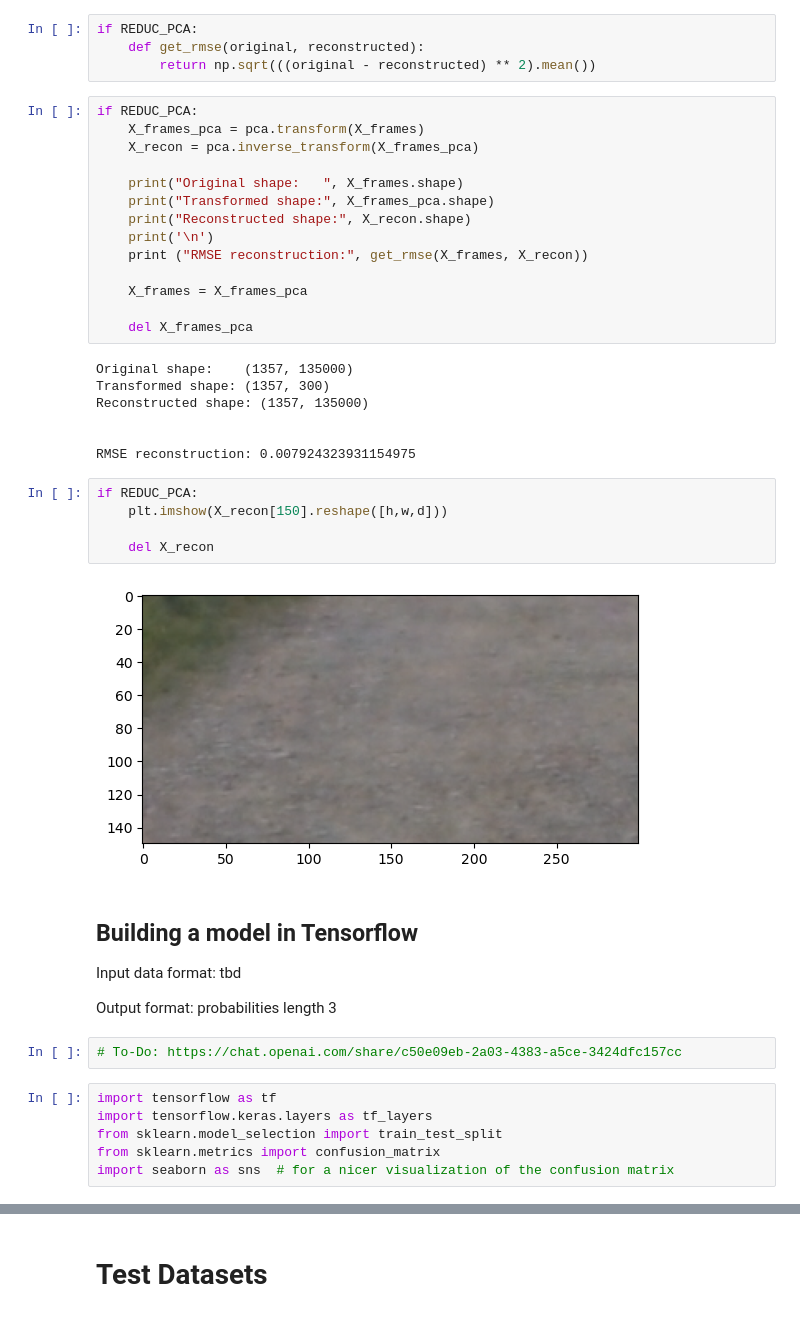
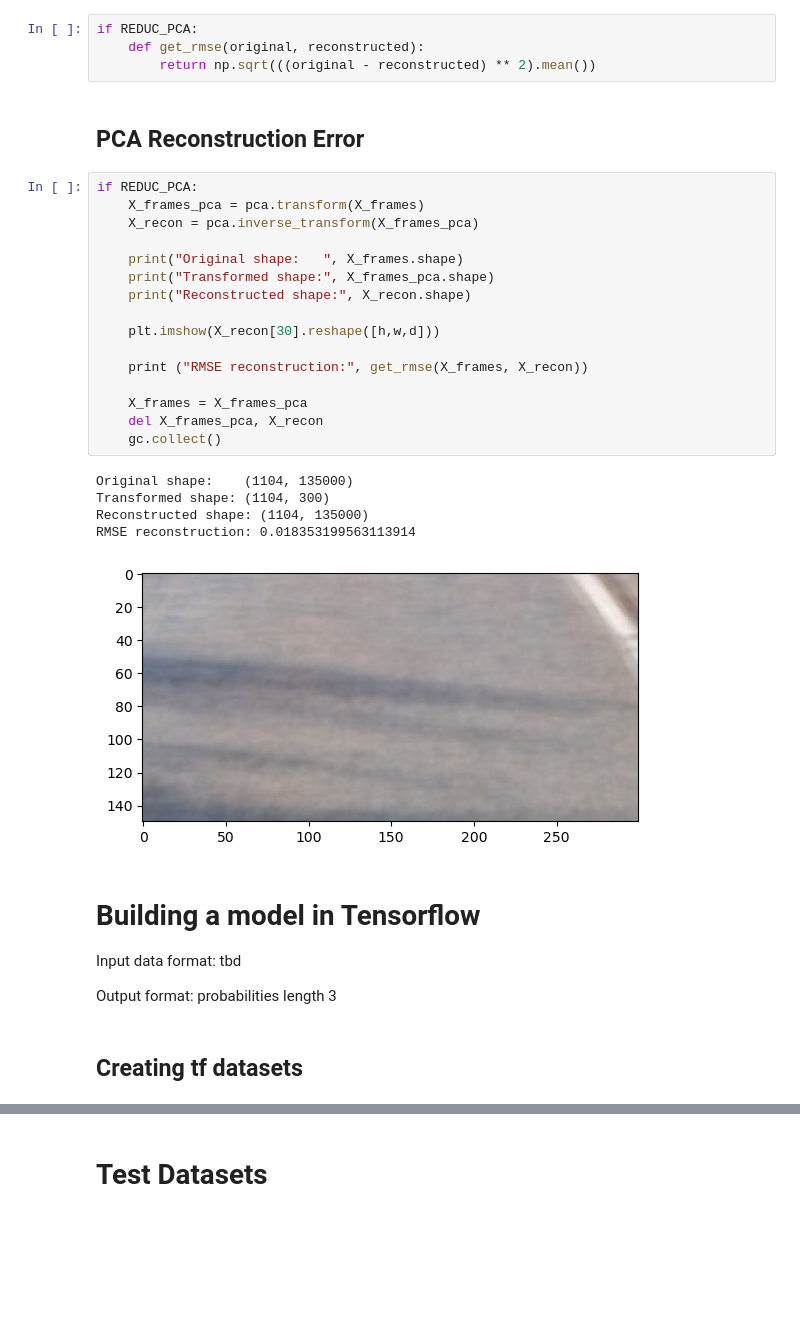
Before and after one commit to mx956/EECE568_ML_PVS_Project, a Jupyter notebook: Road_Surface_Type_Classification/road_classification_Matt.ipynb, the cells around one changed output, grey strips where cells are left out. Saved outputs shown, nothing was run; the diff lists cells and outputs as text; blank space fills up the shorter version.

```diff
--- a/Road_Surface_Type_Classification/road_classification_Matt.ipynb
+++ b/Road_Surface_Type_Classification/road_classification_Matt.ipynb
@@ -448,47 +473,37 @@ Clipping input data to the valid range for imshow with RGB data ([0..1] for floa
 if REDUC_PCA:
     def get_rmse(original, reconstructed):
         return np.sqrt(((original - reconstructed) ** 2).mean())
+# %% [markdown]
+## PCA Reconstruction Error
 # %%
 if REDUC_PCA:
     X_frames_pca = pca.transform(X_frames)
     X_recon = pca.inverse_transform(X_frames_pca)
 
     print("Original shape:   ", X_frames.shape)
     print("Transformed shape:", X_frames_pca.shape)
     print("Reconstructed shape:", X_recon.shape)
-    print('\n')
+
+    plt.imshow(X_recon[30].reshape([h,w,d]))
+
     print ("RMSE reconstruction:", get_rmse(X_frames, X_recon))
 
     X_frames = X_frames_pca
-
-    del X_frames_pca
+    del X_frames_pca, X_recon
+    gc.collect()
 # %% [output]
-Original shape:    (1357, 135000)
-Transformed shape: (1357, 300)
-Reconstructed shape: (1357, 135000)
-
-
-RMSE reconstruction: 0.007924323931154975
+Original shape:    (1104, 135000)
+Transformed shape: (1104, 300)
+Reconstructed shape: (1104, 135000)
+RMSE reconstruction: 0.018353199563113914
+[figure, added]
-# %%
-if REDUC_PCA:
-    plt.imshow(X_recon[150].reshape([h,w,d]))
-
-    del X_recon
-# %% [output]
-[figure, removed]
 # %% [markdown]
-## Building a model in Tensorflow
+# Building a model in Tensorflow
 
 Input data format: tbd
 
 
 Output format: probabilities length 3
-# %%
-# To-Do: https://chat.openai.com/share/c50e09eb-2a03-4383-a5ce-3424dfc157cc
-# %%
-import tensorflow as tf
-import tensorflow.keras.layers as tf_layers
-from sklearn.model_selection import train_test_split
-from sklearn.metrics import confusion_matrix
-import seaborn as sns  # for a nicer visualization of the confusion matrix
+# %% [markdown]
+## Creating tf datasets
 # %%
```
Also changed, not shown: parts of 49 cells of this notebook.
